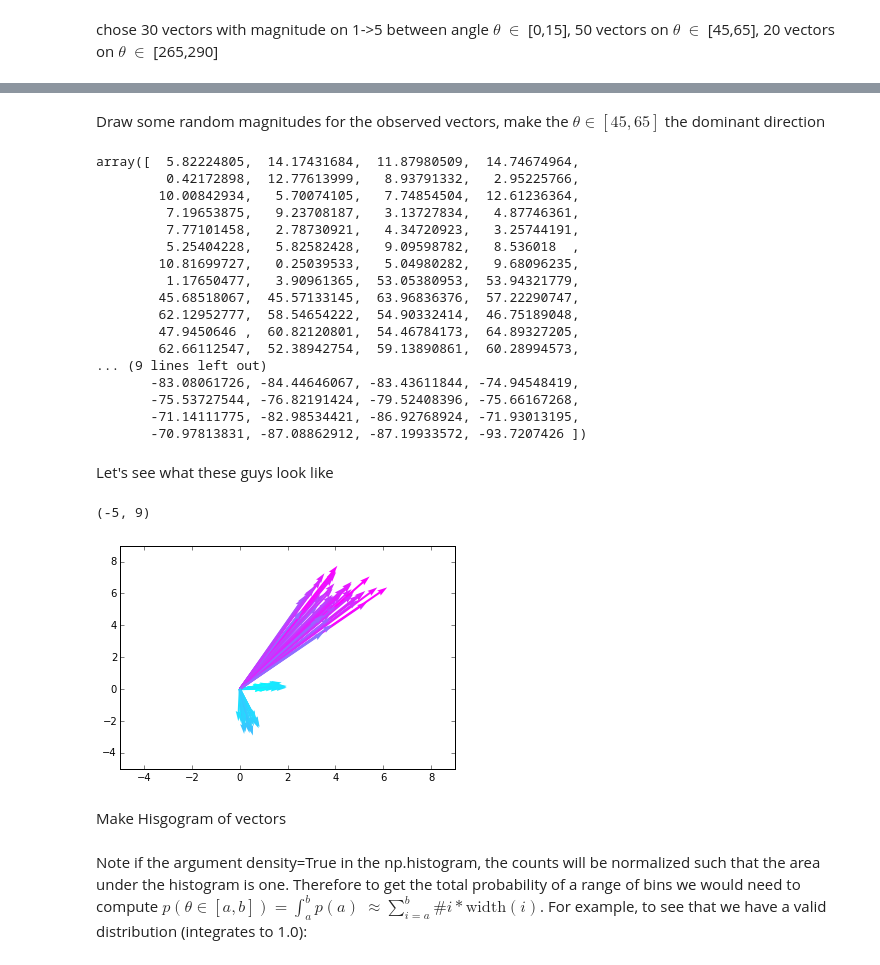
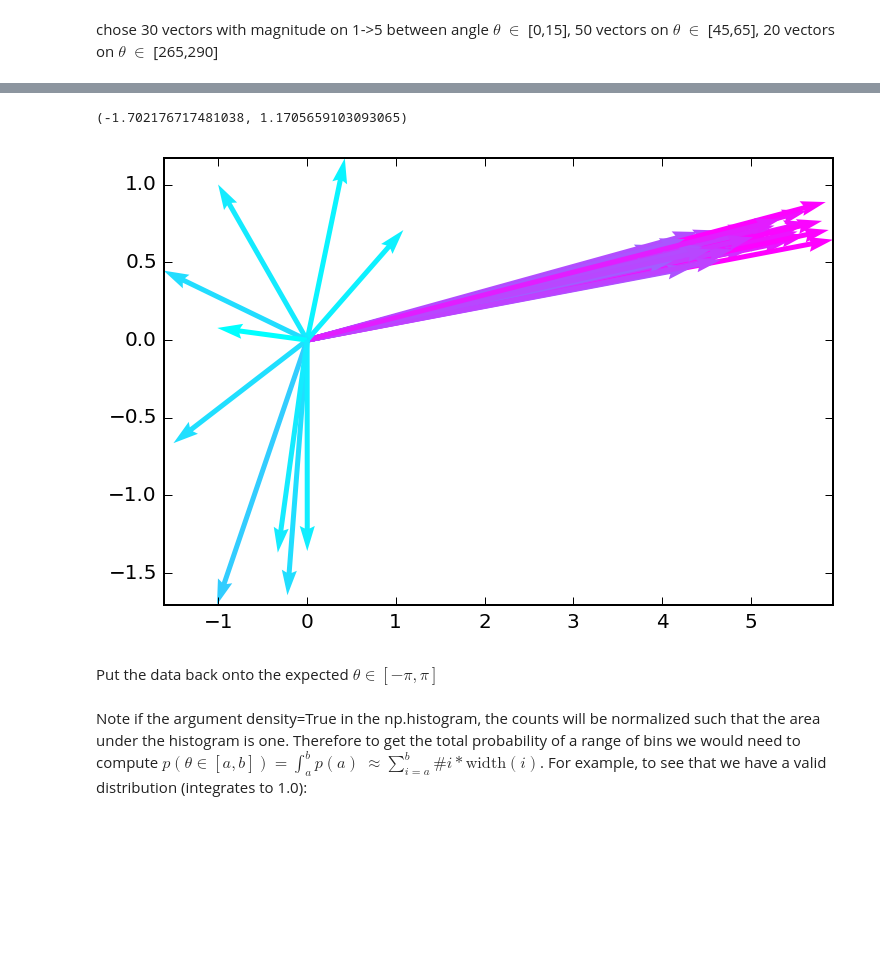
Before and after one commit to brandonmayer-zz/comt_testbed_notebooks, a Jupyter notebook: HOG.ipynb, the cells around one changed output, grey strips where cells are left out. Saved outputs shown, nothing was run; the diff lists cells and outputs as text; code cells hidden in the pictures; blank space fills up the shorter version.

```diff
--- a/HOG.ipynb
+++ b/HOG.ipynb
@@ -6,9 +6,11 @@ import matplotlib.pyplot as plt
 import matplotlib as mpl
 import pyproj
 import matplotlib.tri as Tri
+import matplotlib
 import pyugrid
 import numpy as np
 %matplotlib inline
+matplotlib.rcParams['savefig.dpi'] = 2 * matplotlib.rcParams['savefig.dpi']
 # %% [markdown]
 Some Simple Directional data. 3 vectors pointing from (0,0) --> (1,0) with unit length and 6 vectors pointing from (0,0) --> (-1,0), 5 with unit length and 1 with magnitude of 2
 # %%
@@ -135,3 +133,11 @@ randtheta = np.hstack((np.random.uniform(0,np.radians(15),30),
+# %%
+randtheta = np.hstack(
+    (np.radians(np.random.normal(loc=15./2., scale=1., size=40)),
+     np.radians(np.random.uniform(0,360,10))))
+mags = np.hstack((np.random.uniform(4,6,40),
+                  np.random.uniform(1,2,10)))
+xrand = mags*np.cos(randtheta)
+yrand = mags*np.sin(randtheta)
 # %%
 np.degrees(randtheta)
 # %% [output]
@@ -155,49 +157,19 @@ array([  13.88503098,   14.5646946 ,   12.13764788,   13.22099541,
-# %% [markdown]
-Draw some random magnitudes for the observed vectors, make the $\theta \in [45,65]$ the dominant direction
-# %%
-np.degrees(np.unwrap(randtheta))
-# %% [output]
-array([  5.82224805,  14.17431684,  11.87980509,  14.74674964,
-         0.42172898,  12.77613999,   8.93791332,   2.95225766,
-        10.00842934,   5.70074105,   7.74854504,  12.61236364,
-         7.19653875,   9.23708187,   3.13727834,   4.87746361,
-         7.77101458,   2.78730921,   4.34720923,   3.25744191,
-         5.25404228,   5.82582428,   9.09598782,   8.536018  ,
-        10.81699727,   0.25039533,   5.04980282,   9.68096235,
-         1.17650477,   3.90961365,  53.05380953,  53.94321779,
-        45.68518067,  45.57133145,  63.96836376,  57.22290747,
-        62.12952777,  58.54654222,  54.90332414,  46.75189048,
-        47.9450646 ,  60.82120801,  54.46784173,  64.89327205,
-        62.66112547,  52.38942754,  59.13890861,  60.28994573,
-... (9 lines left out)
-       -83.08061726, -84.44646067, -83.43611844, -74.94548419,
-       -75.53727544, -76.82191424, -79.52408396, -75.66167268,
-       -71.14111775, -82.98534421, -86.92768924, -71.93013195,
-       -70.97813831, -87.08862912, -87.19933572, -93.7207426 ])
-# %%
-mags = np.hstack((np.random.uniform(1,2,30),
-                  np.random.uniform(5,9,50),
-                  np.random.uniform(2,3,20)))
-# %% [markdown]
-Let's see what these guys look like
 # %%
-x = mags*np.cos(randtheta)
-y = mags*np.sin(randtheta)
-plt.quiver(np.zeros(len(x)),
-           np.zeros(len(y)),
-           x,
-           y,
+plt.quiver(np.zeros(len(xrand)),
+           np.zeros(len(yrand)),
+           xrand,
+           yrand,
            mags,
-           cmap=plt.cm.cool,
            units='xy',
            angles='xy',
            scale_units='xy',
-           scale=1)
-plt.xlim(-5,9)
-plt.ylim(-5,9)
+           scale=1,
+           cmap=plt.cm.cool)
+plt.xlim(min(xrand), max(xrand))
+plt.ylim(min(yrand), max(yrand))
 # %% [output]
-(-5, 9)
+(-1.702176717481038, 1.1705659103093065)
-[figure, old version]
+[figure, new version]
-# %% [markdown]
-Make Hisgogram of vectors
+# %% [markdown]
+Put the data back onto the expected $\theta \in [-\pi,\pi]$
 # %%
```
Also changed, not shown: parts of 15 cells of this notebook, 1 other file.
